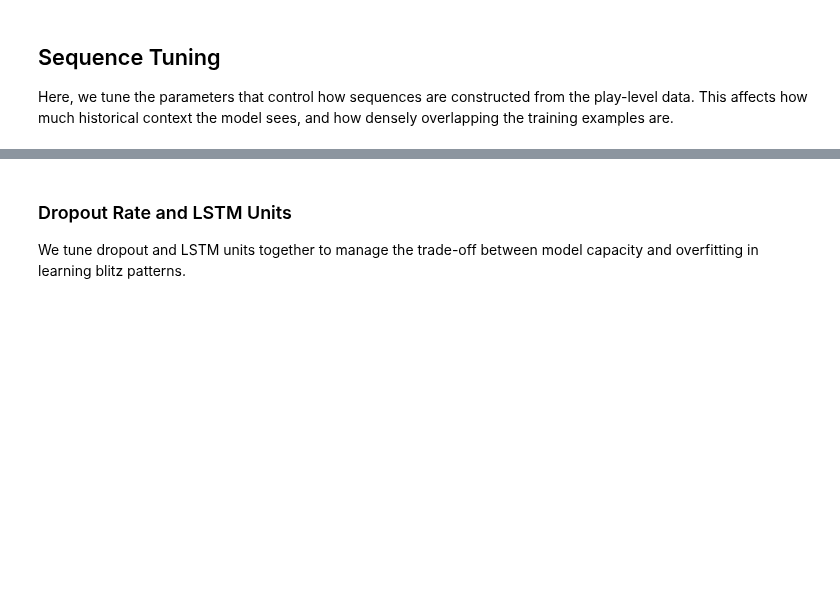
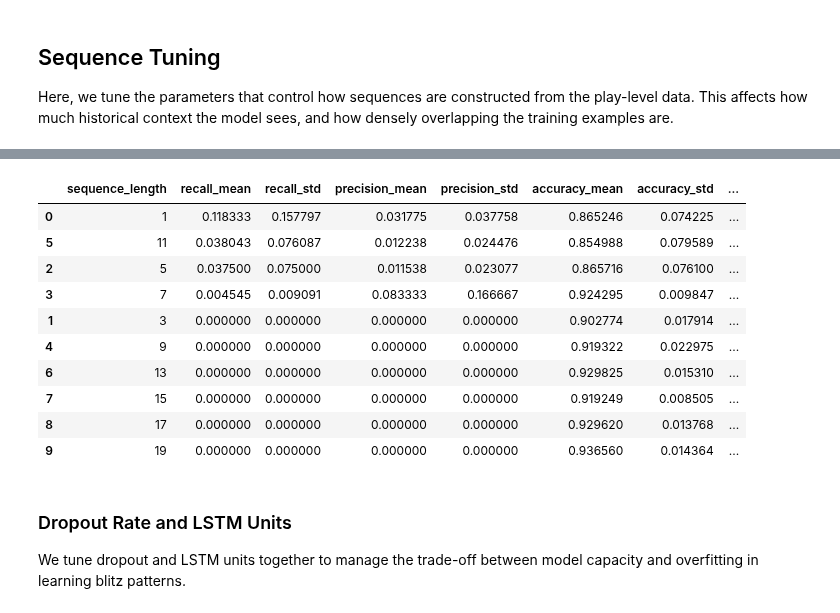
Before and after one commit to tgarity/blitzprediction, a Jupyter notebook: play_model_updated.ipynb, the cells around one changed output, grey strips where cells are left out. Saved outputs shown, nothing was run; the diff lists cells and outputs as text; code cells hidden in the pictures; blank space fills up the shorter version.

```diff
--- a/play_model_updated.ipynb
+++ b/play_model_updated.ipynb
@@ -537,3 +677,41 @@ for n in range(1, 20, 2):
+# %%
+def summarize_results(results, tuning_param):
+    results_df = pd.DataFrame(results)
+
+    if tuning_param not in results_df.columns:
+        raise ValueError(f"'{tuning_param}' not found in results.")
+
+    summary = results_df.groupby(tuning_param).agg({
+        'recall': ['mean', 'std'],
+        'precision': ['mean', 'std'],
+        'accuracy': ['mean', 'std'],
+        'auc': ['mean', 'std'],
+        'loss': ['mean', 'std']
+    }).reset_index()
+
+    summary.columns = [tuning_param, 'recall_mean', 'recall_std',
+                       'precision_mean', 'precision_std',
+                       'accuracy_mean', 'accuracy_std',
+                       'auc_mean', 'auc_std',
+                       'loss_mean', 'loss_std']
+
+    return summary.sort_values(by='recall_mean', ascending=False)
+
+# show the results
+summary = summarize_results(results, tuning_param='sequence_length')
+summary
+# %% [output]
+|  | sequence_length | recall_mean | recall_std | precision_mean | precision_std | accuracy_mean | accuracy_std | ... |
+| 0 | 1 | 0.118333 | 0.157797 | 0.031775 | 0.037758 | 0.865246 | 0.074225 | ... |
+| 5 | 11 | 0.038043 | 0.076087 | 0.012238 | 0.024476 | 0.854988 | 0.079589 | ... |
+| 2 | 5 | 0.037500 | 0.075000 | 0.011538 | 0.023077 | 0.865716 | 0.076100 | ... |
+| 3 | 7 | 0.004545 | 0.009091 | 0.083333 | 0.166667 | 0.924295 | 0.009847 | ... |
+| 1 | 3 | 0.000000 | 0.000000 | 0.000000 | 0.000000 | 0.902774 | 0.017914 | ... |
+| 4 | 9 | 0.000000 | 0.000000 | 0.000000 | 0.000000 | 0.919322 | 0.022975 | ... |
+| 6 | 13 | 0.000000 | 0.000000 | 0.000000 | 0.000000 | 0.929825 | 0.015310 | ... |
+| 7 | 15 | 0.000000 | 0.000000 | 0.000000 | 0.000000 | 0.919249 | 0.008505 | ... |
+| 8 | 17 | 0.000000 | 0.000000 | 0.000000 | 0.000000 | 0.929620 | 0.013768 | ... |
+| 9 | 19 | 0.000000 | 0.000000 | 0.000000 | 0.000000 | 0.936560 | 0.014364 | ... |
 # %% [markdown]
 ### Dropout Rate and LSTM Units
 We tune dropout and LSTM units together to manage the trade-off between model capacity and overfitting in learning blitz patterns.
```
Also changed, not shown: parts of 16 cells of this notebook.
